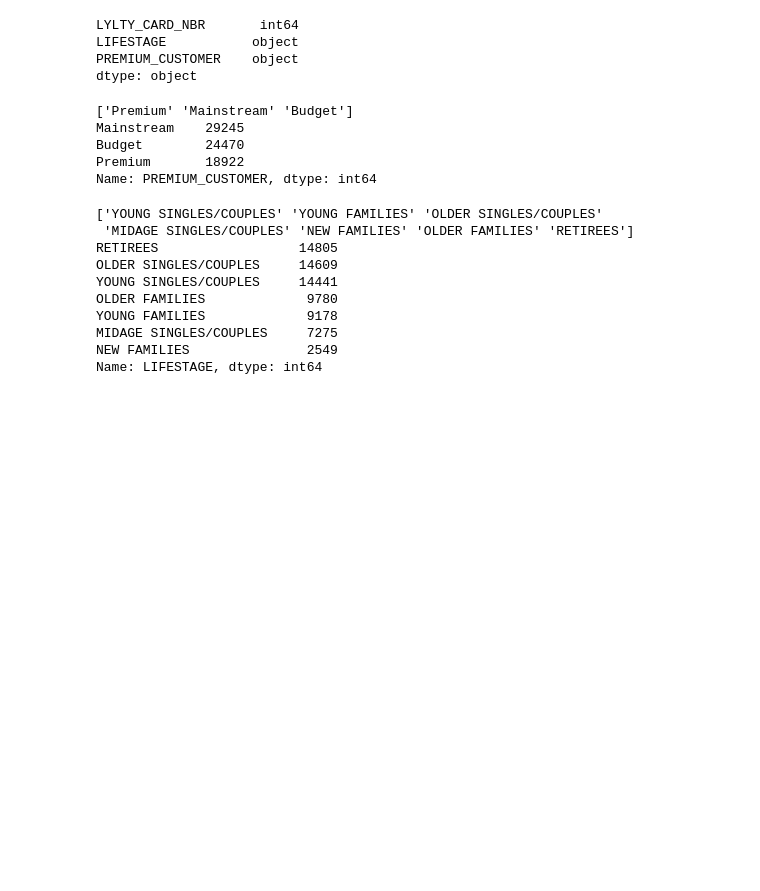
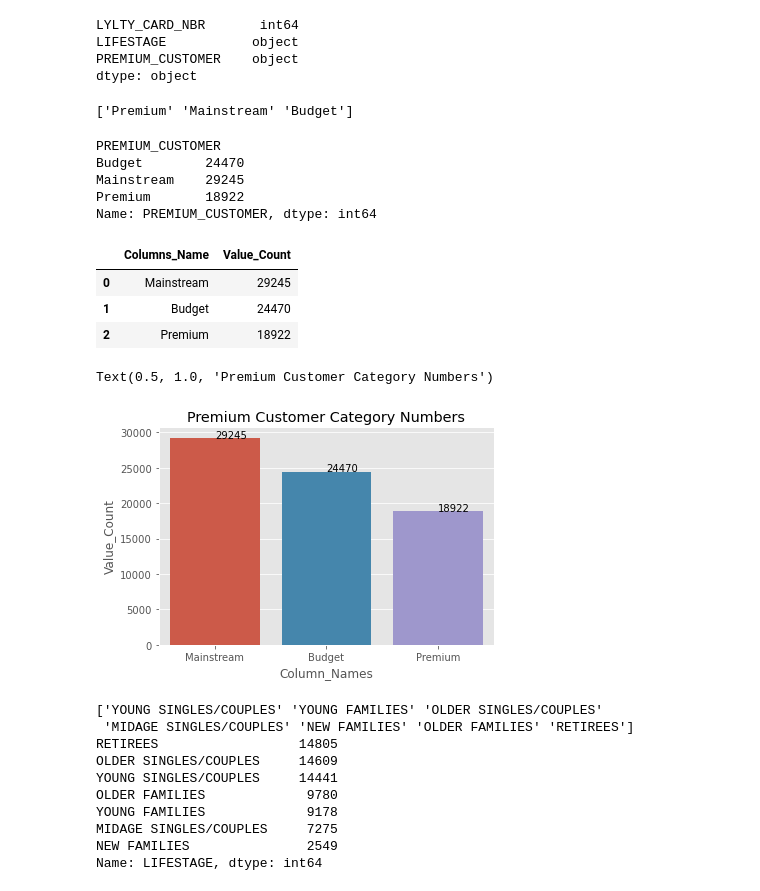
Before and after one commit to JatinderMalhi/Quantium, a Jupyter notebook: first.ipynb, the cells around one changed output. Drawn from its saved outputs; the diff is of its cells as text; code cells hidden in the pictures; blank space fills up the shorter version.

```diff
--- a/first.ipynb
+++ b/first.ipynb
@@ -32,13 +32,37 @@ PREMIUM_CUSTOMER    object
 dtype: object
 # %%
 print(dt_pb['PREMIUM_CUSTOMER'].unique())
-print(dt_pb['PREMIUM_CUSTOMER'].value_counts())
+dt_pb.groupby('PREMIUM_CUSTOMER')['PREMIUM_CUSTOMER'].agg('count')
 # %% [output]
 ['Premium' 'Mainstream' 'Budget']
-Mainstream    29245
-Budget        24470
-Premium       18922
-Name: PREMIUM_CUSTOMER, dtype: int64
+PREMIUM_CUSTOMER
+Budget        24470
+Mainstream    29245
+Premium       18922
+Name: PREMIUM_CUSTOMER, dtype: int64
+# %%
+premium_customer = pd.DataFrame(data = {'Columns_Name': ['Mainstream', 'Budget', 'Premium'],
+                                        'Value_Count': [29245,24470,18922]})
+premium_customer
+# %% [output]
+|  | Columns_Name | Value_Count |
+| 0 | Mainstream | 29245 |
+| 1 | Budget | 24470 |
+| 2 | Premium | 18922 |
+# %%
+import seaborn as sns
+def addlabels(x, y):
+    for i in range(len(x)):
+        plt.text(i, y[i], y[i])
+plt.style.use('ggplot')
+sns.barplot(data = premium_customer,x='Columns_Name', y='Value_Count')
+addlabels(premium_customer['Columns_Name'], premium_customer['Value_Count'])
+plt.xlabel('Column_Names')
+plt.ylabel('Value_Count')
+plt.title('Premium Customer Category Numbers')
+# %% [output]
+Text(0.5, 1.0, 'Premium Customer Category Numbers')
+[figure, added]
 # %%
 print(dt_pb['LIFESTAGE'].unique())
 print(dt_pb['LIFESTAGE'].value_counts())
```
Also changed, not shown: parts of 2 cells of this notebook.
